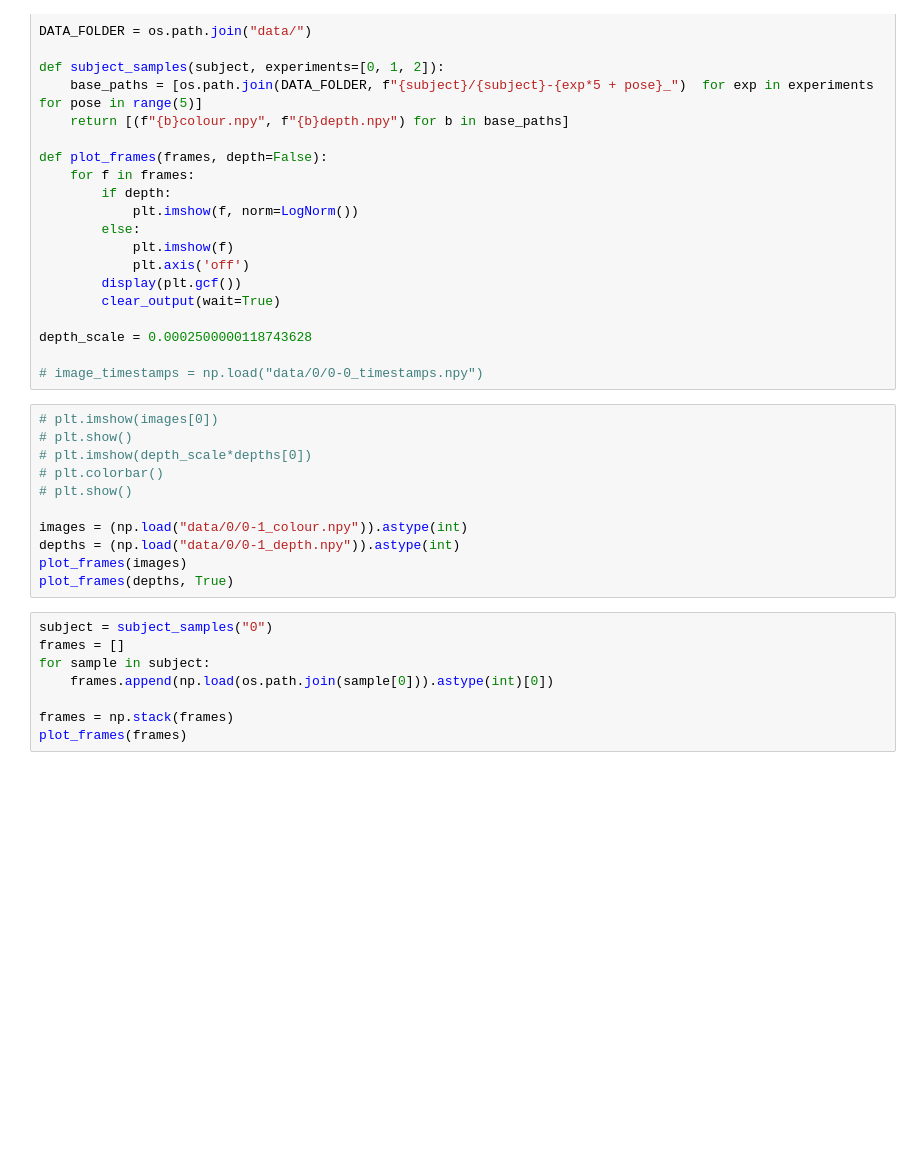
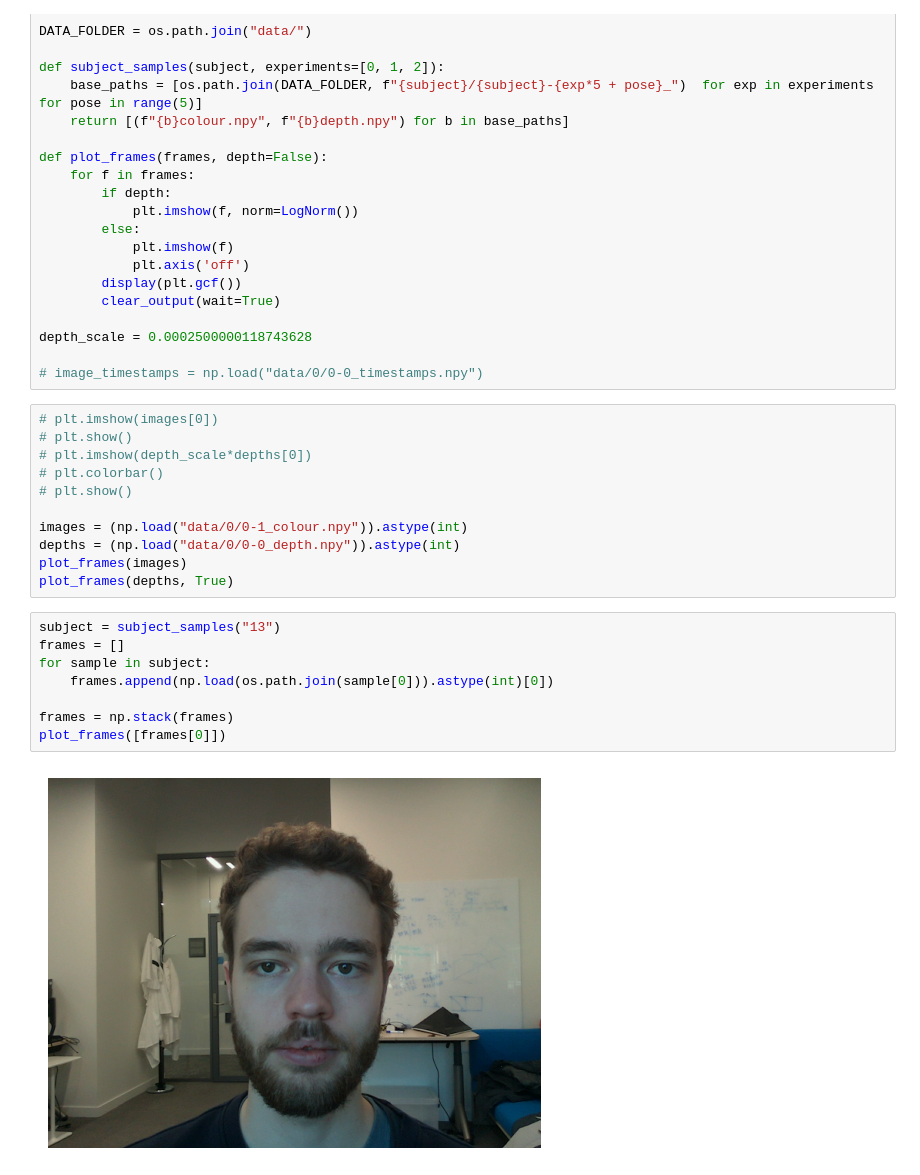
Before and after one commit to StergiousAji/mmFace-3D-Face-Recognition-using-RGB-and-mmWave-Radar, a Jupyter notebook: src/Soli/soli_realsense/test.ipynb, the cells around one changed output. Saved outputs shown, nothing was run; the diff lists cells and outputs as text; blank space fills up the shorter version.

```diff
--- a/src/Soli/soli_realsense/test.ipynb
+++ b/src/Soli/soli_realsense/test.ipynb
@@ -36,14 +36,16 @@ depth_scale = 0.0002500000118743628
 # plt.show()
 
 images = (np.load("data/0/0-1_colour.npy")).astype(int)
-depths = (np.load("data/0/0-1_depth.npy")).astype(int)
+depths = (np.load("data/0/0-0_depth.npy")).astype(int)
 plot_frames(images)
 plot_frames(depths, True)
 # %%
-subject = subject_samples("0")
+subject = subject_samples("13")
 frames = []
 for sample in subject:
     frames.append(np.load(os.path.join(sample[0])).astype(int)[0])
 
 frames = np.stack(frames)
-plot_frames(frames)
+plot_frames([frames[0]])
+# %% [output]
+[figure, added]
```
Also changed, not shown: parts of 3 cells of this notebook, 3 other files.
